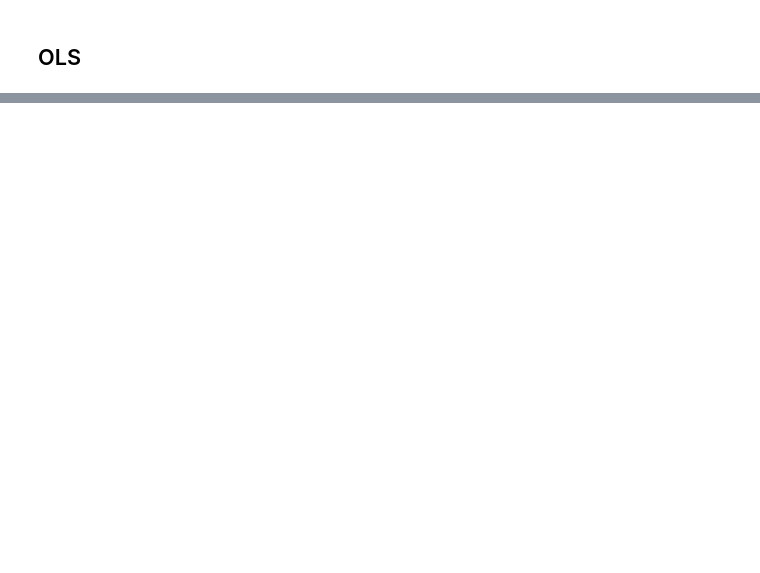
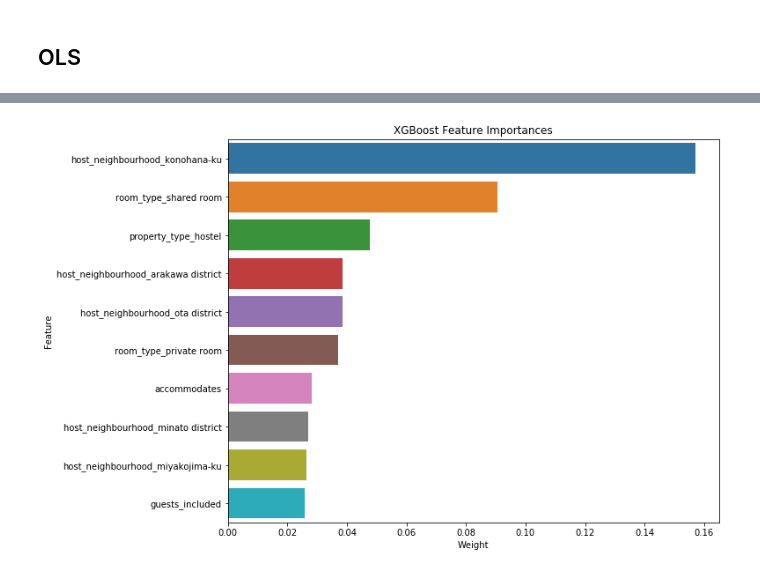
Before and after one commit to AbishekGollapudi/DataProjects, a Jupyter notebook: AirBnB Pricing/02-Modeling.ipynb, the cells around one changed output, grey strips where cells are left out. Cells and saved outputs as stored; diff of their text form; code cells hidden in the pictures; blank space fills up the shorter version.

```diff
--- a/AirBnB Pricing/02-Modeling.ipynb
+++ b/AirBnB Pricing/02-Modeling.ipynb
@@ -183,0 +593,2 @@ print(f' X_test shape : {X_test.shape}')
+# %%
+best_xgb = xgb_gridsearch.best_estimator_
@@ -183,0 +612,13 @@ print(f' X_test shape : {X_test.shape}')
+# %%
+feat_df = pd.DataFrame(list(zip(X_train.columns, best_xgb.feature_importances_)),
+                       columns=['Feature', 'Weight'])
+# %%
+feat_df = feat_df.sort_values(by=['Weight'], ascending=False)
+# %%
+top_10 = feat_df.head(10)
+# %%
+fig, ax = plt.subplots(figsize=(10,8))
+ax = sns.barplot(x=top_10['Weight'], y=top_10['Feature'])
+ax.set_title('XGBoost Feature Importances');
+# %% [output]
+[figure, added]
```
Also changed, not shown: parts of 48 cells of this notebook.
